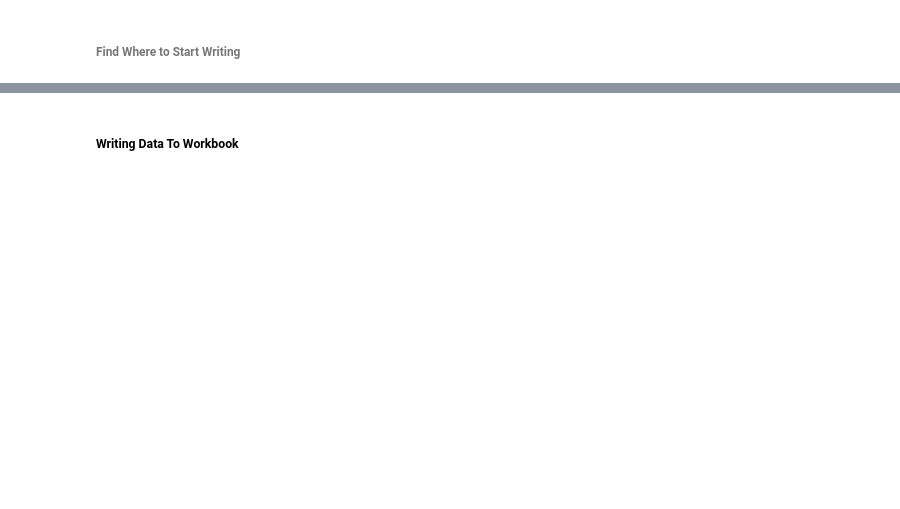
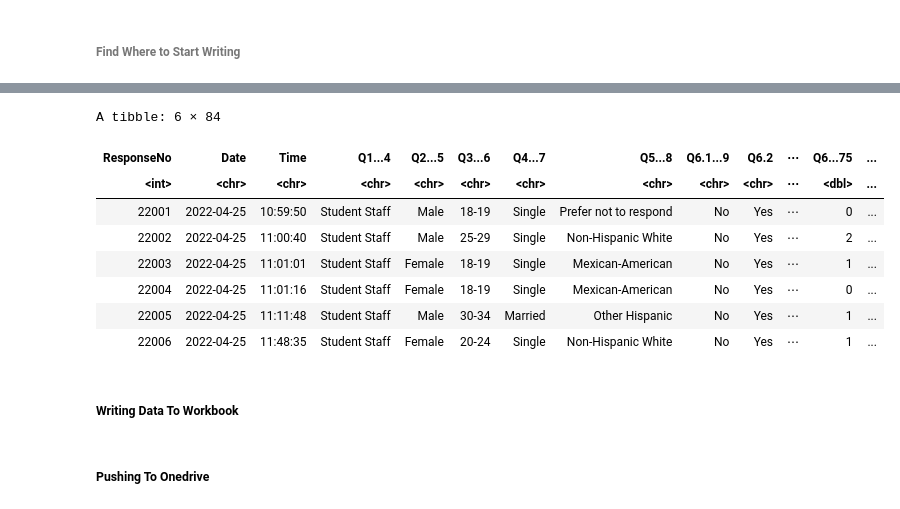
Before and after one commit to akinzayn/NMSUCovidPrevalenceProject, a Jupyter notebook: Qualtrics_One_drive_Automation.ipynb, the cells around one changed output, grey strips where cells are left out. Saved outputs shown, nothing was run; the diff lists cells and outputs as text; code cells hidden in the pictures; blank space fills up the shorter version.

```diff
--- a/Qualtrics_One_drive_Automation.ipynb
+++ b/Qualtrics_One_drive_Automation.ipynb
@@ -299,2 +310,4 @@ suppressMessages({one_drive_df_name_fixed = tibble(one_drive_df, repair_names =
 # %%
-suppressMessages({data_df_name_fixed = tibble(data_df, repair_names = TRUE, .name_repair = "universal")})
+suppressMessages({data_df_name_fixed = tibble(data_df, .name_repair = "universal")})
+
+data_df_name_fixed = data_df_name_fixed %>% mutate(Num_row = 1:n()) %>% dplyr::select(Num_row, everything())
@@ -342,3 +547,15 @@ A tibble: 1 × 1
+# %%
+head(undergrad_student_combine)
+# %% [output]
+A tibble: 6 × 84
+| ResponseNo | Date | Time | Q1...4 | Q2...5 | Q3...6 | Q4...7 | Q5...8 | Q6.1...9 | Q6.2 | ⋯ | Q6...75 | ... |
+| <int> | <chr> | <chr> | <chr> | <chr> | <chr> | <chr> | <chr> | <chr> | <chr> | ⋯ | <dbl> | ... |
+| 22001 | 2022-04-25 | 10:59:50 | Student Staff | Male | 18-19 | Single | Prefer not to respond | No | Yes | ⋯ | 0 | ... |
+| 22002 | 2022-04-25 | 11:00:40 | Student Staff | Male | 25-29 | Single | Non-Hispanic White | No | Yes | ⋯ | 2 | ... |
+| 22003 | 2022-04-25 | 11:01:01 | Student Staff | Female | 18-19 | Single | Mexican-American | No | Yes | ⋯ | 1 | ... |
+| 22004 | 2022-04-25 | 11:01:16 | Student Staff | Female | 18-19 | Single | Mexican-American | No | Yes | ⋯ | 0 | ... |
+| 22005 | 2022-04-25 | 11:11:48 | Student Staff | Male | 30-34 | Married | Other Hispanic | No | Yes | ⋯ | 1 | ... |
+| 22006 | 2022-04-25 | 11:48:35 | Student Staff | Female | 20-24 | Single | Non-Hispanic White | No | Yes | ⋯ | 1 | ... |
 # %% [markdown]
 ##### **Writing Data To Workbook**
 # %%
@@ -358,6 +580,8 @@ addStyle(wb, sheet = "Sheet1", style = s1, stack = TRUE,  rows = 1:(nrow(one_dri
 addStyle(wb, sheet = "Sheet1", style = s2, stack = TRUE,  rows = 1:(nrow(one_drive_df_name_fixed)+1), cols = border_col_num, gridExpand = TRUE)
 
 saveWorkbook(wb, paste0(Sys.Date()," Test_file (openxlsx)",".xlsx"), overwrite = TRUE)
+# %% [markdown]
+##### **Pushing To Onedrive**
 # %%
 # get_personal_onedrive(auth_type="device_code")
 
```
Also changed, not shown: parts of 50 cells of this notebook.
